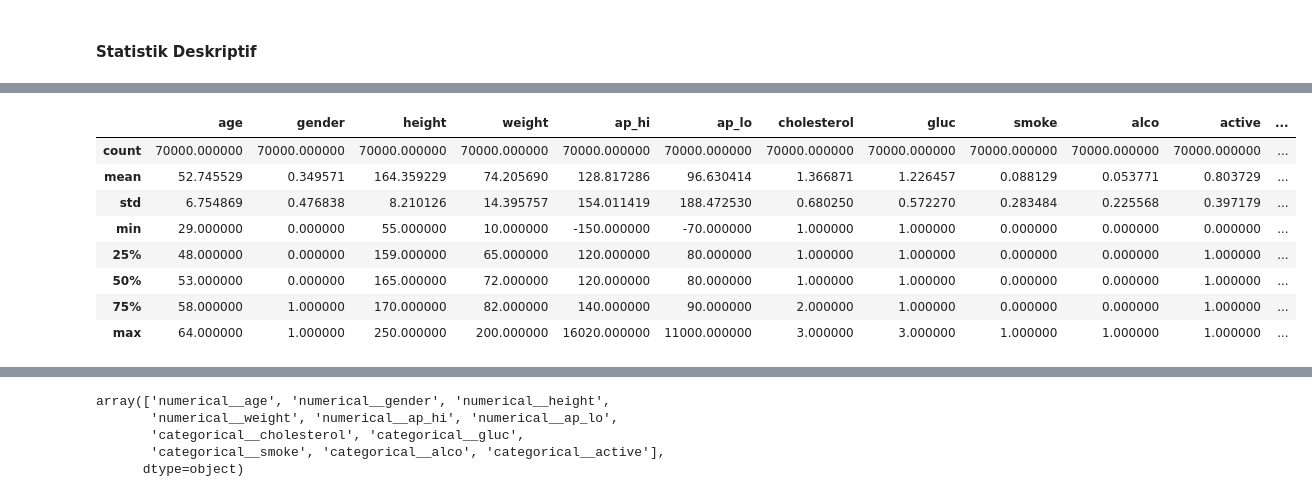
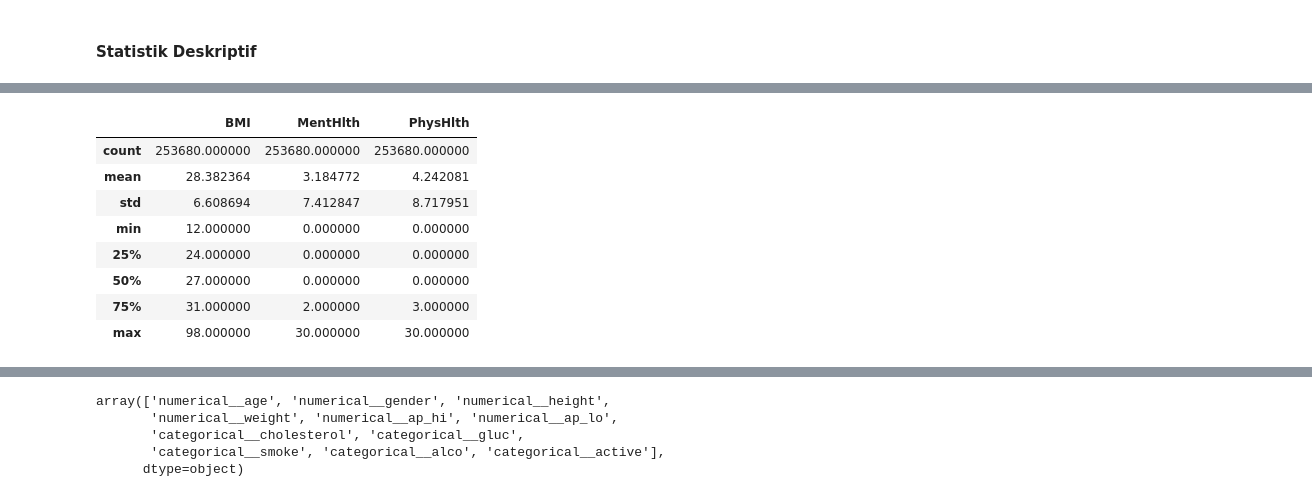
Before and after one commit to FaradayB/Hacktiv8-Assignments, a Jupyter notebook: Mini Project 2/mini_project_2_FaradayBarrFatahillah.ipynb, the cells around one changed output, grey strips where cells are left out. Saved outputs shown, nothing was run; the diff lists cells and outputs as text; code cells hidden in the pictures.

```diff
--- a/Mini Project 2/mini_project_2_FaradayBarrFatahillah.ipynb
+++ b/Mini Project 2/mini_project_2_FaradayBarrFatahillah.ipynb
@@ -40,6 +40,6 @@ from xgboost import XGBClassifier
 #### Load Dataset
 # %%
 #Load dataset
-df = pd.read_csv('cardio_train.csv', sep=';')
+df = pd.read_csv('diabetes_bfrss.csv')
 df.head()
 # %% [output]
@@ -108,5 +171,0 @@ Label per Column:
-# %%
-df = df.drop(columns=['id'])
-df['age'] = (df['age']/365.65).astype('int64')
-
-df.head()
@@ -120,4 +171,0 @@ df.head()
-# %%
-df['gender'] = df['gender'] - 1
-
-df.head()
@@ -131,2 +208,14 @@ df.head()
 # %% [markdown]
 #### Statistik Deskriptif
+# %%
+numerik = ['BMI', 'MentHlth', 'PhysHlth']
+
+for col in numerik:
+    print(f'Mean {col}: {df[col].mean()}')
+    print(f'Median {col}: {df[col].median()}')
+    print(f'Mode {col}: {df[col].mode()[0]}')
+    print(f'Std {col}: {df[col].std()}')
+    print(f'Q1 {col}: {df[col].quantile(0.25)}')
+    print(f'Q3 {col}: {df[col].quantile(0.75)}')
+    print(f'IQR {col}: {df[col].quantile(0.75) - df[col].quantile(0.25)}')
+    print('')
@@ -133,12 +240,12 @@ df.head()
 # %%
-df.describe()
+df[numerik].describe()
 # %% [output]
-|  | age | gender | height | weight | ap_hi | ap_lo | cholesterol | gluc | smoke | alco | active | ... |
-| count | 70000.000000 | 70000.000000 | 70000.000000 | 70000.000000 | 70000.000000 | 70000.000000 | 70000.000000 | 70000.000000 | 70000.000000 | 70000.000000 | 70000.000000 | ... |
-| mean | 52.745529 | 0.349571 | 164.359229 | 74.205690 | 128.817286 | 96.630414 | 1.366871 | 1.226457 | 0.088129 | 0.053771 | 0.803729 | ... |
-| std | 6.754869 | 0.476838 | 8.210126 | 14.395757 | 154.011419 | 188.472530 | 0.680250 | 0.572270 | 0.283484 | 0.225568 | 0.397179 | ... |
-| min | 29.000000 | 0.000000 | 55.000000 | 10.000000 | -150.000000 | -70.000000 | 1.000000 | 1.000000 | 0.000000 | 0.000000 | 0.000000 | ... |
-| 25% | 48.000000 | 0.000000 | 159.000000 | 65.000000 | 120.000000 | 80.000000 | 1.000000 | 1.000000 | 0.000000 | 0.000000 | 1.000000 | ... |
-| 50% | 53.000000 | 0.000000 | 165.000000 | 72.000000 | 120.000000 | 80.000000 | 1.000000 | 1.000000 | 0.000000 | 0.000000 | 1.000000 | ... |
-| 75% | 58.000000 | 1.000000 | 170.000000 | 82.000000 | 140.000000 | 90.000000 | 2.000000 | 1.000000 | 0.000000 | 0.000000 | 1.000000 | ... |
-| max | 64.000000 | 1.000000 | 250.000000 | 200.000000 | 16020.000000 | 11000.000000 | 3.000000 | 3.000000 | 1.000000 | 1.000000 | 1.000000 | ... |
+|  | BMI | MentHlth | PhysHlth |
+| count | 253680.000000 | 253680.000000 | 253680.000000 |
+| mean | 28.382364 | 3.184772 | 4.242081 |
+| std | 6.608694 | 7.412847 | 8.717951 |
+| min | 12.000000 | 0.000000 | 0.000000 |
+| 25% | 24.000000 | 0.000000 | 0.000000 |
+| 50% | 27.000000 | 0.000000 | 0.000000 |
+| 75% | 31.000000 | 2.000000 | 3.000000 |
+| max | 98.000000 | 30.000000 | 30.000000 |
```
Also changed, not shown: parts of 22 cells of this notebook, 2 other files.
